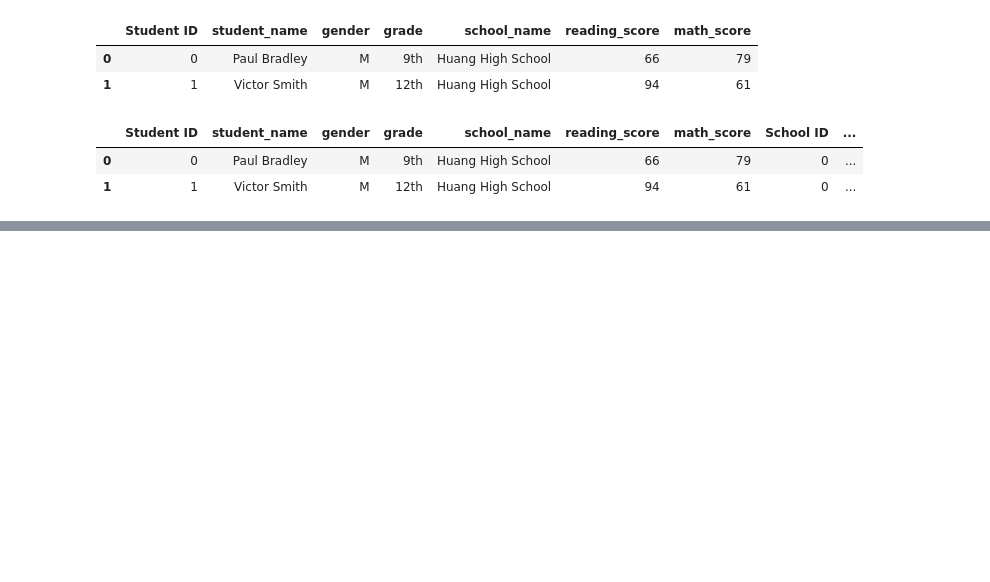
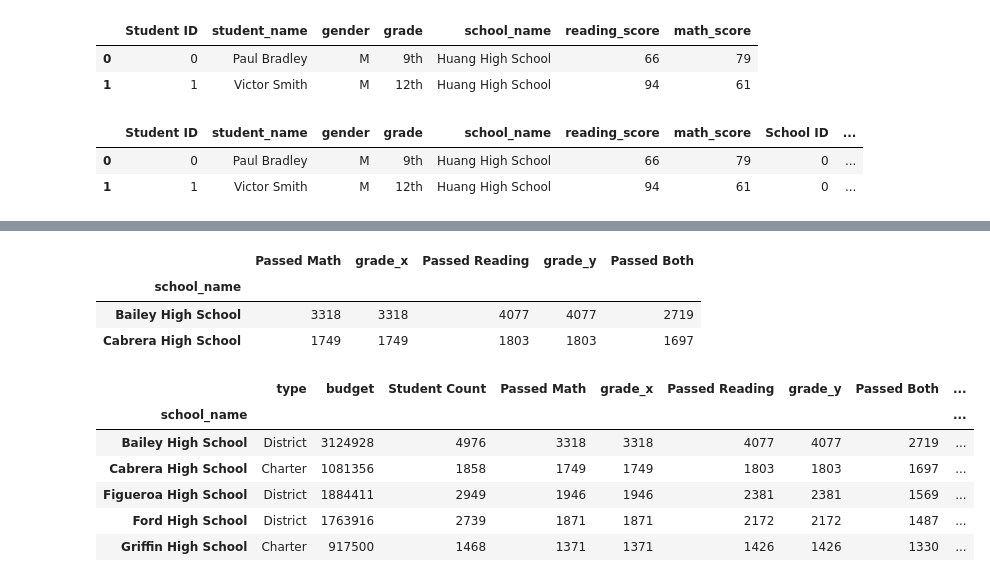
Before and after one commit to RL-Lane/pandas-challenge, a Jupyter notebook: PyCitySchools/PyCitySchools.ipynb, the cells around one changed output, grey strips where cells are left out. Drawn from its saved outputs; the diff is of its cells as text; code cells hidden in the pictures; blank space fills up the shorter version.

```diff
--- a/PyCitySchools/PyCitySchools.ipynb
+++ b/PyCitySchools/PyCitySchools.ipynb
@@ -73,0 +98,8 @@ schools_total_df.head()
+# %%
+#make a data frame that lists high school, type, budget, and count of all students
+grouped_schools_df = schools_total_df.groupby(["school_name","type","budget"])
+grouped_count_df = grouped_schools_df.count()
+grouped_count_df = grouped_count_df.rename(columns={"Student ID":"Student Count"})
+grouped_count_df = grouped_count_df.reset_index()
+grouped_count_df = grouped_count_df.set_index("school_name")
+grouped_count_df.head()
@@ -73,0 +114,23 @@ schools_total_df.head()
+# %%
+# make data frames to show pass summaries for math, reading, and both
+pass_math_group = pass_math_df.groupby(["school_name"])
+count_pass_math = pass_math_group.count()
+
+pass_reading_group = pass_reading_df.groupby(["school_name"])
+count_pass_reading = pass_reading_group.count()
+
+pass_all_group = pass_all_df.groupby(["school_name"])
+count_pass_all = pass_all_group.count()
+
+#merge these DFs together
+merge_pass_1 = pd.merge(count_pass_math,  count_pass_reading,  on="school_name", how="left")
+#merge_pass_1.head()
+
+merge_pass_2 = pd.merge(merge_pass_1, count_pass_all, on="school_name", how="left")
+merge_pass_2 = merge_pass_2.rename(columns={"math_score":"Passed Math", "reading_score":"Passed Reading"})
+merge_pass_2.head(2)
+# %% [output]
+|  | Passed Math | grade_x | Passed Reading | grade_y | Passed Both |
+| school_name |  |  |  |  |  |
+| Bailey High School | 3318 | 3318 | 4077 | 4077 | 2719 |
+| Cabrera High School | 1749 | 1749 | 1803 | 1803 | 1697 |
@@ -73,0 +143,18 @@ schools_total_df.head()
+# %%
+# groupby school for avg scores
+student_score_reduced_df = student_data[["school_name","math_score","reading_score"]]
+student_score_group = student_score_reduced_df.groupby(["school_name"])
+avg_student_score_per_school = student_score_group.mean().round(2)
+#avg_student_score_per_school
+
+#merge into school data
+school_data_with_avg_scores = pd.merge(merged_school_data, avg_student_score_per_school, on="school_name")
+school_data_with_avg_scores.head()
+# %% [output]
+|  | type | budget | Student Count | Passed Math | grade_x | Passed Reading | grade_y | Passed Both | ... |
+| school_name |  |  |  |  |  |  |  |  | ... |
+| Bailey High School | District | 3124928 | 4976 | 3318 | 3318 | 4077 | 4077 | 2719 | ... |
+| Cabrera High School | Charter | 1081356 | 1858 | 1749 | 1749 | 1803 | 1803 | 1697 | ... |
+| Figueroa High School | District | 1884411 | 2949 | 1946 | 1946 | 2381 | 2381 | 1569 | ... |
+| Ford High School | District | 1763916 | 2739 | 1871 | 1871 | 2172 | 2172 | 1487 | ... |
+| Griffin High School | Charter | 917500 | 1468 | 1371 | 1371 | 1426 | 1426 | 1330 | ... |
```
Also changed, not shown: parts of 12 cells of this notebook.
